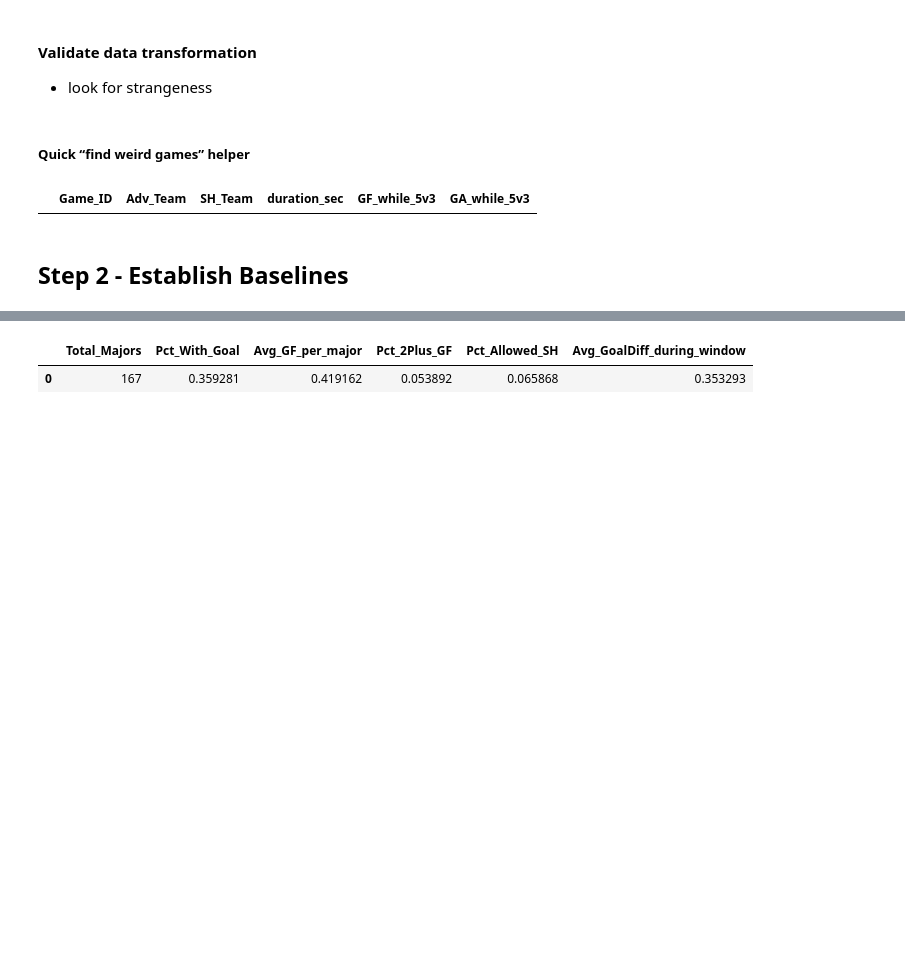
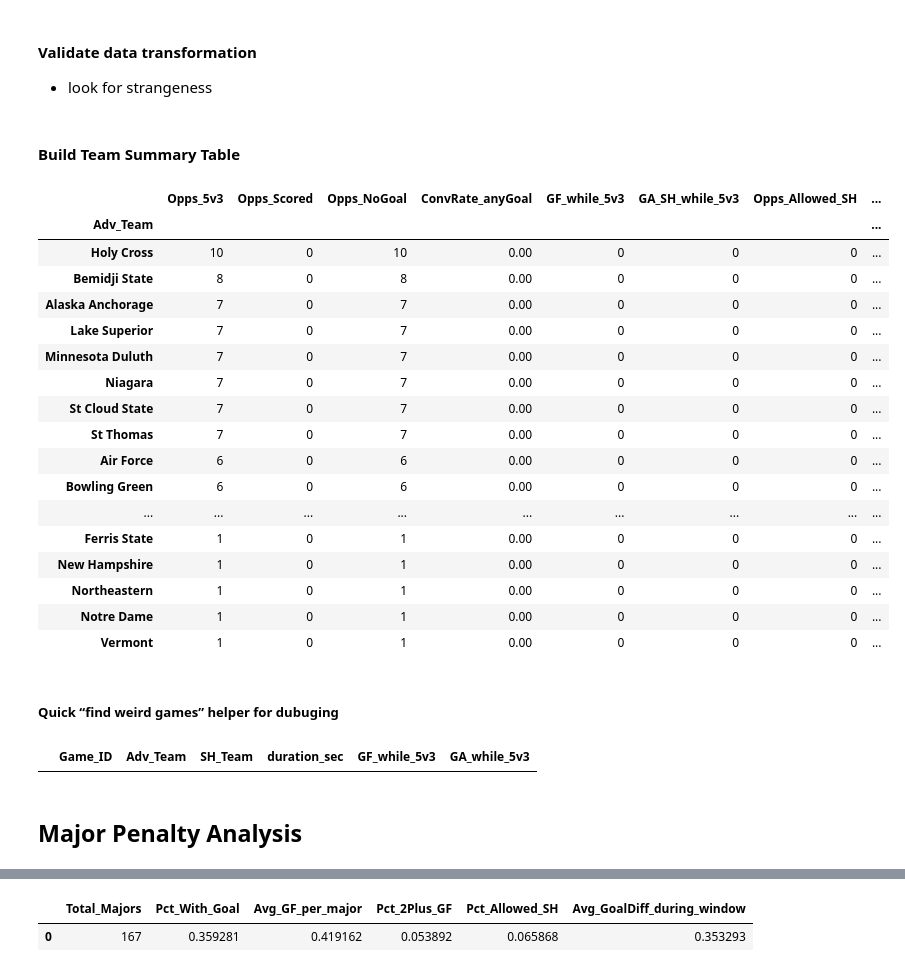
Before and after one commit to JSmith1826/college_hockey_2526, a Jupyter notebook: workbook/archive/SQL_Scratchbook_OBSO.ipynb, the cells around one changed output, grey strips where cells are left out. Saved outputs shown, nothing was run; the diff lists cells and outputs as text; code cells hidden in the pictures; blank space fills up the shorter version.

```diff
--- a/workbook/visualization_scripts/SQL_Scratchbook_OBSO.ipynb
+++ b/workbook/archive/SQL_Scratchbook_OBSO.ipynb
@@ -864,8 +826,78 @@ def validate_game(gid, include_ot=True, show_intervals=False, max_rows=250):
         display(int_df.head(200))
 
     return timeline, int_df, ev_df
+# %% [markdown]
+#### Build Team Summary Table
+# %%
+
+# ----------------------------
+# Team summary table (success + edge cases + outcomes)
+# ----------------------------
+if opps_53_df.empty:
+    team_53_summary = pd.DataFrame()
+else:
+    g = opps_53_df.groupby("Adv_Team")
+
+    team_53_summary = pd.DataFrame({
+        "Opps_5v3": g.size(),
+        "Opps_Scored": g["Scored_on_5v3"].sum(),
+        "Opps_NoGoal": (g["Scored_on_5v3"].size() - g["Scored_on_5v3"].sum()),
+        "ConvRate_anyGoal": g["Scored_on_5v3"].mean(),
+        "GF_while_5v3": g["GF_while_5v3"].sum(),
+        "GA_SH_while_5v3": g["GA_while_5v3"].sum(),
+        "Opps_Allowed_SH": g["Allowed_SH_on_5v3"].sum(),
+        "Avg_5v3_Duration_sec": g["duration_sec"].mean(),
+        # “String two goals off a 5v3” proxy: scored during 5v3 AND had >=2 total goals
+        # *during that same 5v3 span* (rare but catches oddities / same-second artifacts)
+        "Opps_GF2plus_while_5v3": (opps_53_df["GF_while_5v3"] >= 2).groupby(opps_53_df["Adv_Team"]).sum(),
+    }).fillna(0)
+
+    # Game outcomes, split by whether they scored on the 5v3
+    def wlt_counts(df):
+        vc = df["Game_Result_for_Adv"].value_counts()
+        return pd.Series({"W": int(vc.get("W", 0)), "L": int(vc.get("L", 0)), "T": int(vc.get("T", 0))})
+
+    overall_wlt = opps_53_df.groupby("Adv_Team").apply(wlt_counts)
+    scored_wlt = opps_53_df[opps_53_df["Scored_on_5v3"]].groupby("Adv_Team").apply(wlt_counts)
+    noscore_wlt = opps_53_df[~opps_53_df["Scored_on_5v3"]].groupby("Adv_Team").apply(wlt_counts)
+
+    # Join outcome splits
+    overall_wlt.columns = [f"GameW_{c}" for c in overall_wlt.columns]  # GameW_W/GameW_L/GameW_T
+    scored_wlt.columns = [f"ScoredW_{c}" for c in scored_wlt.columns]
+    noscore_wlt.columns = [f"NoGoalW_{c}" for c in noscore_wlt.columns]
+
+    team_53_summary = team_53_summary.join(overall_wlt, how="left") \
+                                     .join(scored_wlt, how="left") \
+                                     .join(noscore_wlt, how="left") \
+                                     .fillna(0).astype({c: "int64" for c in team_53_summary.columns if c.endswith(("_W","_L","_T"))})
+
+    # Sort by sample size then conversion
+    team_53_summary = team_53_summary.sort_values(["Opps_5v3", "ConvRate_anyGoal"], ascending=[False, False])
+
+# --- outputs ---
+# opps_53_df
+team_53_summary
+# %% [output]
+|  | Opps_5v3 | Opps_Scored | Opps_NoGoal | ConvRate_anyGoal | GF_while_5v3 | GA_SH_while_5v3 | Opps_Allowed_SH | ... |
+| Adv_Team |  |  |  |  |  |  |  | ... |
+| Holy Cross | 10 | 0 | 10 | 0.00 | 0 | 0 | 0 | ... |
+| Bemidji State | 8 | 0 | 8 | 0.00 | 0 | 0 | 0 | ... |
+| Alaska Anchorage | 7 | 0 | 7 | 0.00 | 0 | 0 | 0 | ... |
+| Lake Superior | 7 | 0 | 7 | 0.00 | 0 | 0 | 0 | ... |
+| Minnesota Duluth | 7 | 0 | 7 | 0.00 | 0 | 0 | 0 | ... |
+| Niagara | 7 | 0 | 7 | 0.00 | 0 | 0 | 0 | ... |
+| St Cloud State | 7 | 0 | 7 | 0.00 | 0 | 0 | 0 | ... |
+| St Thomas | 7 | 0 | 7 | 0.00 | 0 | 0 | 0 | ... |
+| Air Force | 6 | 0 | 6 | 0.00 | 0 | 0 | 0 | ... |
+| Bowling Green | 6 | 0 | 6 | 0.00 | 0 | 0 | 0 | ... |
+| ... | ... | ... | ... | ... | ... | ... | ... | ... |
+| Ferris State | 1 | 0 | 1 | 0.00 | 0 | 0 | 0 | ... |
+| New Hampshire | 1 | 0 | 1 | 0.00 | 0 | 0 | 0 | ... |
+| Northeastern | 1 | 0 | 1 | 0.00 | 0 | 0 | 0 | ... |
+| Notre Dame | 1 | 0 | 1 | 0.00 | 0 | 0 | 0 | ... |
+| Vermont | 1 | 0 | 1 | 0.00 | 0 | 0 | 0 | ... |
 # %% [markdown]
-##### Quick “find weird games” helper
+##### Quick “find weird games” helper for dubuging
 # %%
 def find_weird_53_games(opps_53_df, min_duration_over=300):
     if opps_53_df is None or opps_53_df.empty:
@@ -884,5 +916,5 @@ weird_games[["Game_ID", "Adv_Team", "SH_Team", "duration_sec", "GF_while_5v3", "
 # %% [output]
 |  | Game_ID | Adv_Team | SH_Team | duration_sec | GF_while_5v3 | GA_while_5v3 |
 # %% [markdown]
-## Step 2  - Establish Baselines
+## Major Penalty Analysis
 # %%
```
Also changed, not shown: parts of 7 cells of this notebook, 3 other files.
